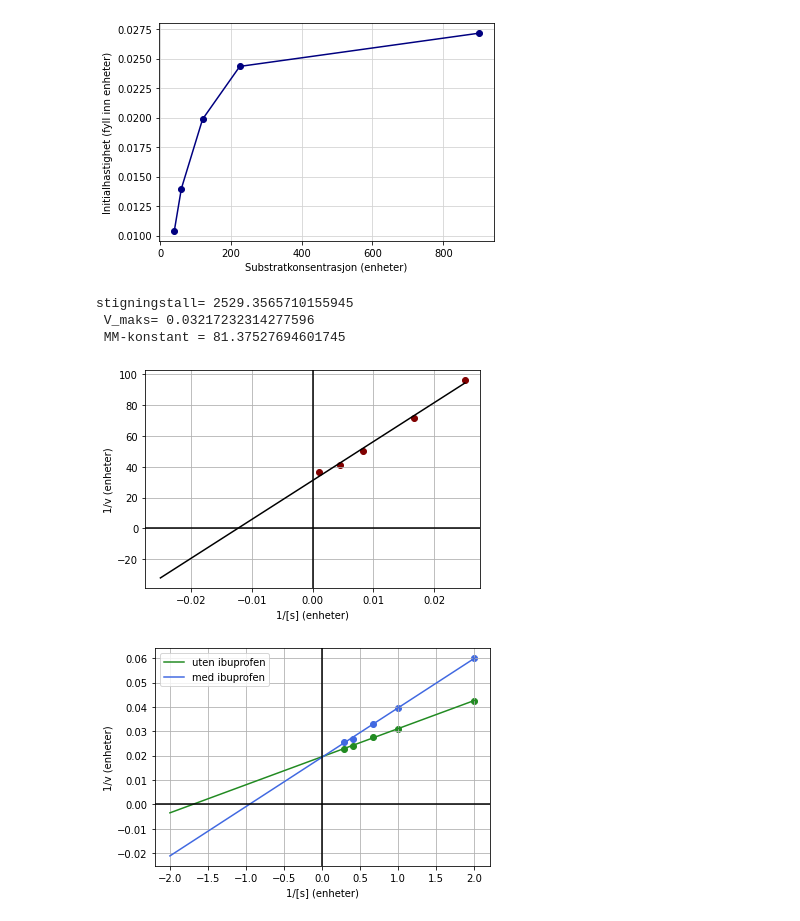
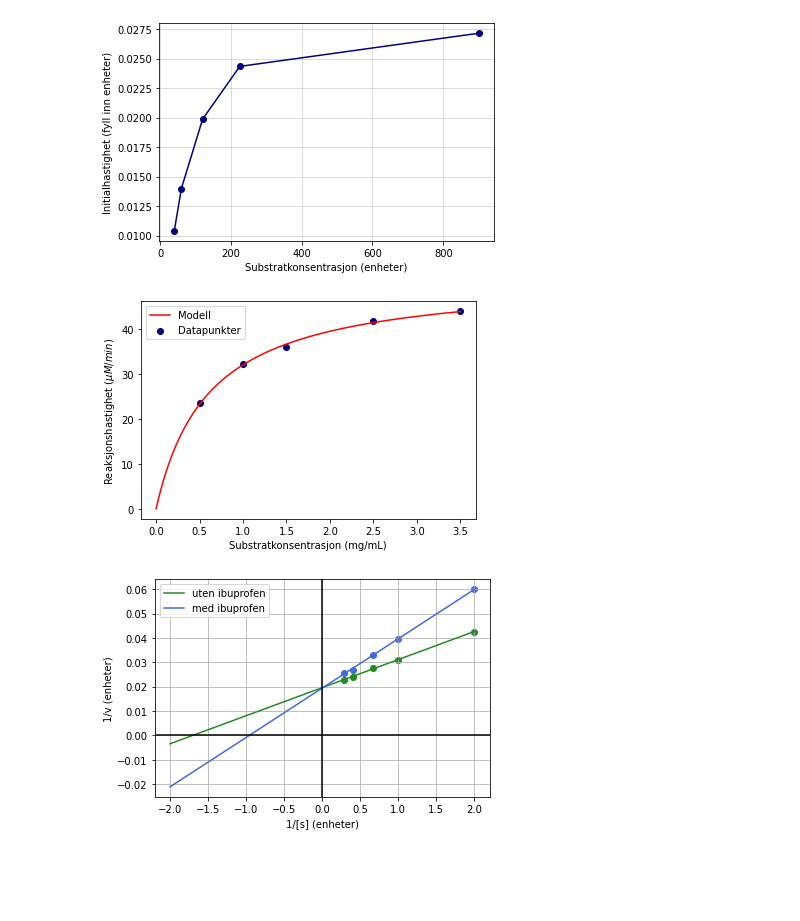
Before and after one commit to andreasdh/programmering-i-kjemi, a Jupyter notebook: docs/biokjemi/enzymkinetikklab_programmer.ipynb, the cells around one changed output. Cells and saved outputs as stored; diff of their text form; code cells hidden in the pictures; blank space fills up the shorter version.

```diff
--- a/docs/biokjemi/enzymkinetikklab_programmer.ipynb
+++ b/docs/biokjemi/enzymkinetikklab_programmer.ipynb
@@ -88,58 +88,28 @@ plt.show()
 # %%
 import scipy.optimize as opt
 import pandas as pd
 import numpy as np
 import matplotlib.pyplot as plt
 
 data2 = pd.read_csv('Reaksjonshastigheter.csv')
-V = data2["Hastighet"]
-S = data2["Substratkonsentrasjon"]
+V = data2["V"]
+S = data2["S"]
 
 def michaelis_menten(x, Vmax, Km):
     return Vmax*x/(Km + x)
 
 parametre, kovarians = opt.curve_fit(michaelis_menten, S, V)
 Vmax = parametre[0]
 Km = parametre[1]
 
 x_ny = np.linspace(0, max(S), 1000)
 y_model = michaelis_menten(x_ny, Vmax, Km)
 
-plt.scatter(S, V, marker = "o", color = "navy")
-plt.plot( x_ny, y_model, "r-", label="MM-tilpasning")
-plt.ylabel('Initialhastighet (enheter)')
-plt.xlabel("Substratkonsentrasjon (enheter)")
+plt.scatter(S, V, marker = "o", color = "navy", label="Datapunkter")
+plt.plot( x_ny, y_model, "r-", label="Modell")
+plt.ylabel('Reaksjonshastighet ($\mu M/min$)')
+plt.xlabel("Substratkonsentrasjon (mg/mL)")
 plt.legend()
-plt.show()
+plt.savefig("reaksjonsrate.tiff", dpi=500)
+# %% [output]
+[figure, added]
-# %%
-S_invers = 1/S
-V_invers = 1/V
-
-def modell(x, a, b):
-    return a*x + b
-
-koeffisienter, kovarians = opt.curve_fit(modell, S_invers, V_invers)
-Km_vmaks = koeffisienter[0]
-vmaks_invers = koeffisienter[1]
-
-vmaks_LB = 1/vmaks_invers
-km_LB = Km_vmaks*vmaks_LB
-
-print('stigningstall=', Km_vmaks, '\n','V_maks=', vmaks_LB, '\n','MM-konstant =', km_LB)
-
-x_ny = np.linspace(-max(S_invers), max(S_invers), 1000)
-y_modell = Km_vmaks*x_ny + vmaks_invers
-
-plt.scatter(S_invers, V_invers, color = "maroon")
-plt.plot(x_ny, y_modell, color = "black")
-plt.ylabel("1/v (enheter)")
-plt.xlabel("1/[s] (enheter)")
-plt.axhline(0,color='black')
-plt.axvline(0, color='black')
-plt.grid()
-plt.show()
-# %% [output]
-stigningstall= 2529.3565710155945
- V_maks= 0.03217232314277596
- MM-konstant = 81.37527694601745
-[figure, removed]
```
Also changed, not shown: parts of 2 cells of this notebook, 2 other files.
